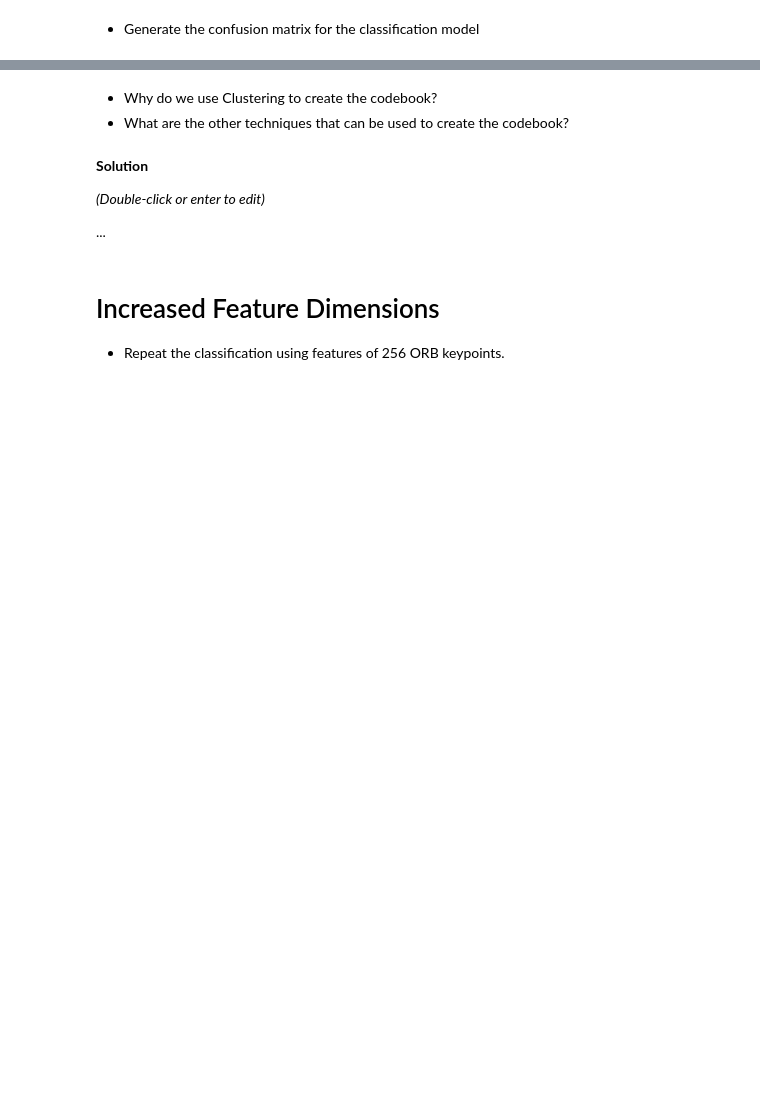
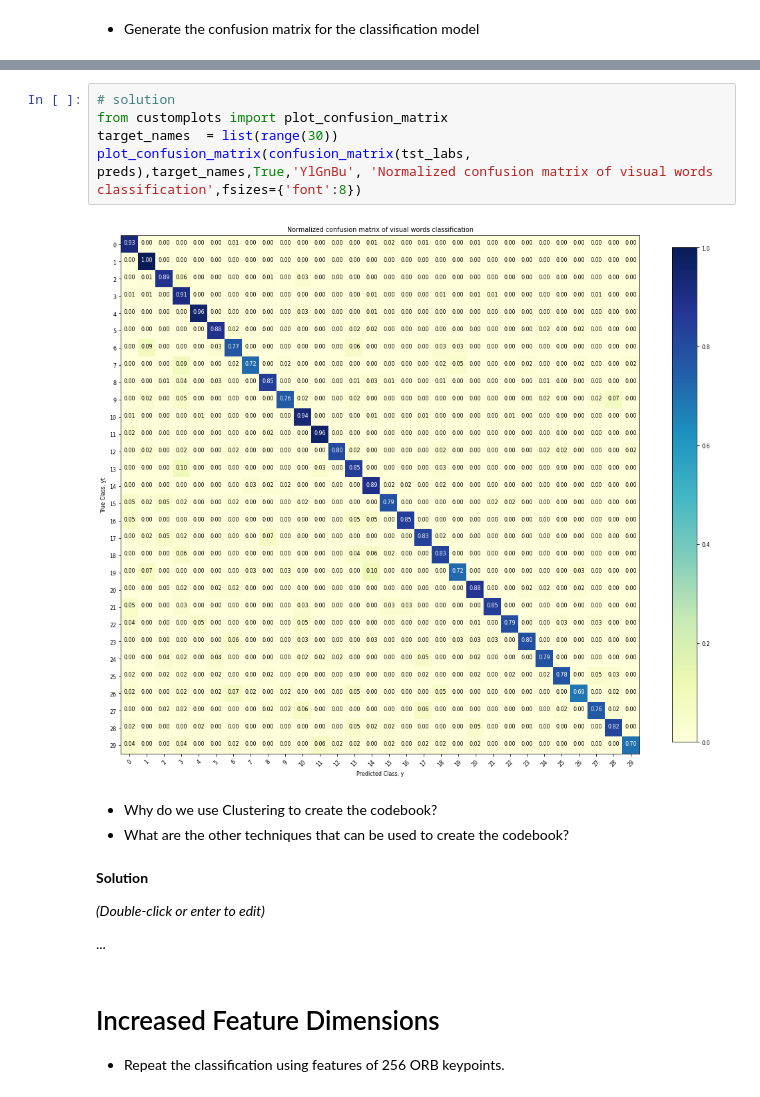
Before and after one commit to mario-rot/ComputerVisionCourse-MAI, a Jupyter notebook: Session 7/P7_Mario_Lauren.ipynb, the cells around one changed output, grey strips where cells are left out. Drawn from its saved outputs; the diff is of its cells as text; blank space fills up the shorter version.

```diff
--- a/Session 7/P7_Mario_Lauren.ipynb
+++ b/Session 7/P7_Mario_Lauren.ipynb
@@ -236,3 +297,10 @@ plot_confusion_matrix(confusion_matrix(y_test, pred),target_names, colors='YlGnB
+# %%
+# solution
+from customplots import plot_confusion_matrix
+target_names  = list(range(30))
+plot_confusion_matrix(confusion_matrix(tst_labs, preds),target_names,True,'YlGnBu', 'Normalized confusion matrix of visual words classification',fsizes={'font':8})
+# %% [output]
+[figure, added]
 # %% [markdown]
 *   Why do we use Clustering to create the codebook?
 *   What are the other techniques that can be used to create the codebook?
```
Also changed, not shown: parts of 25 cells of this notebook.
